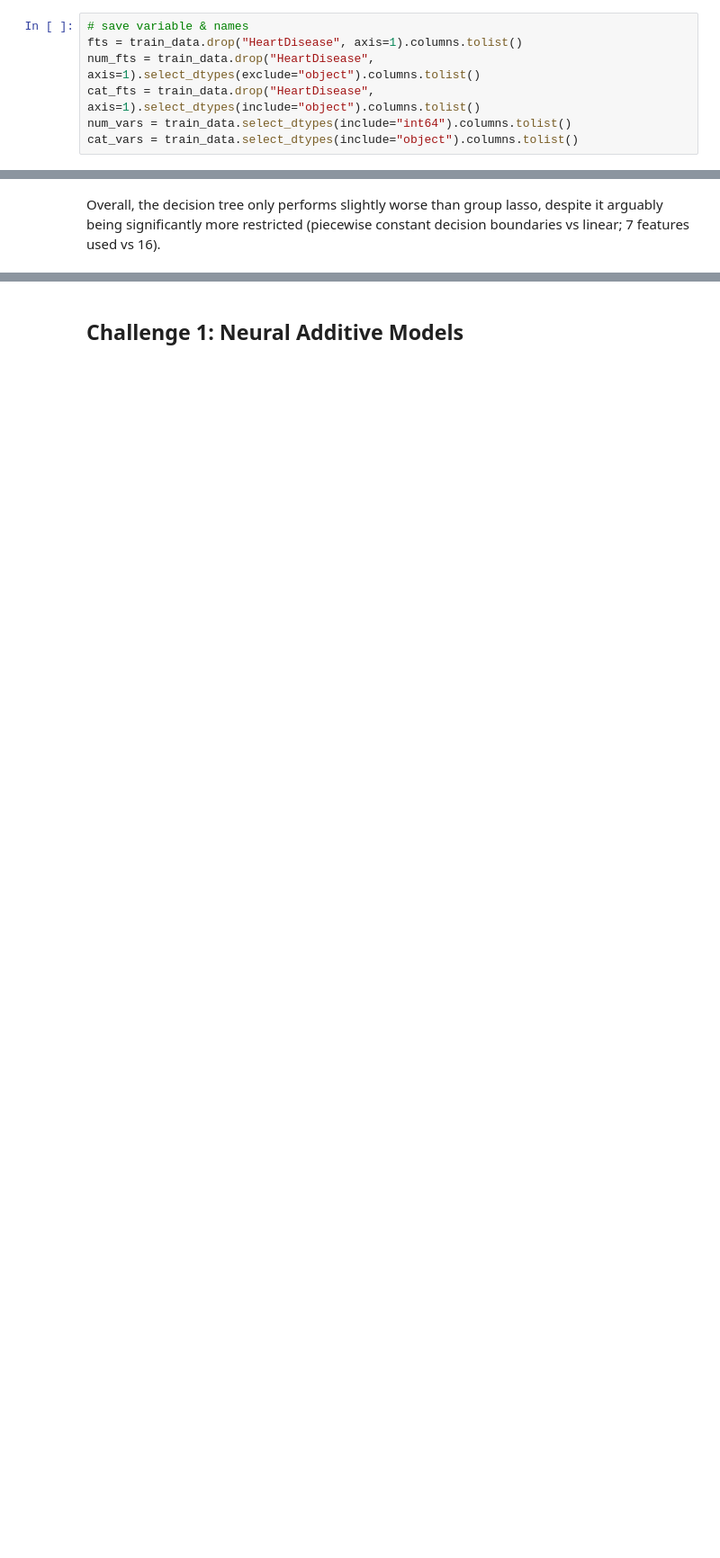
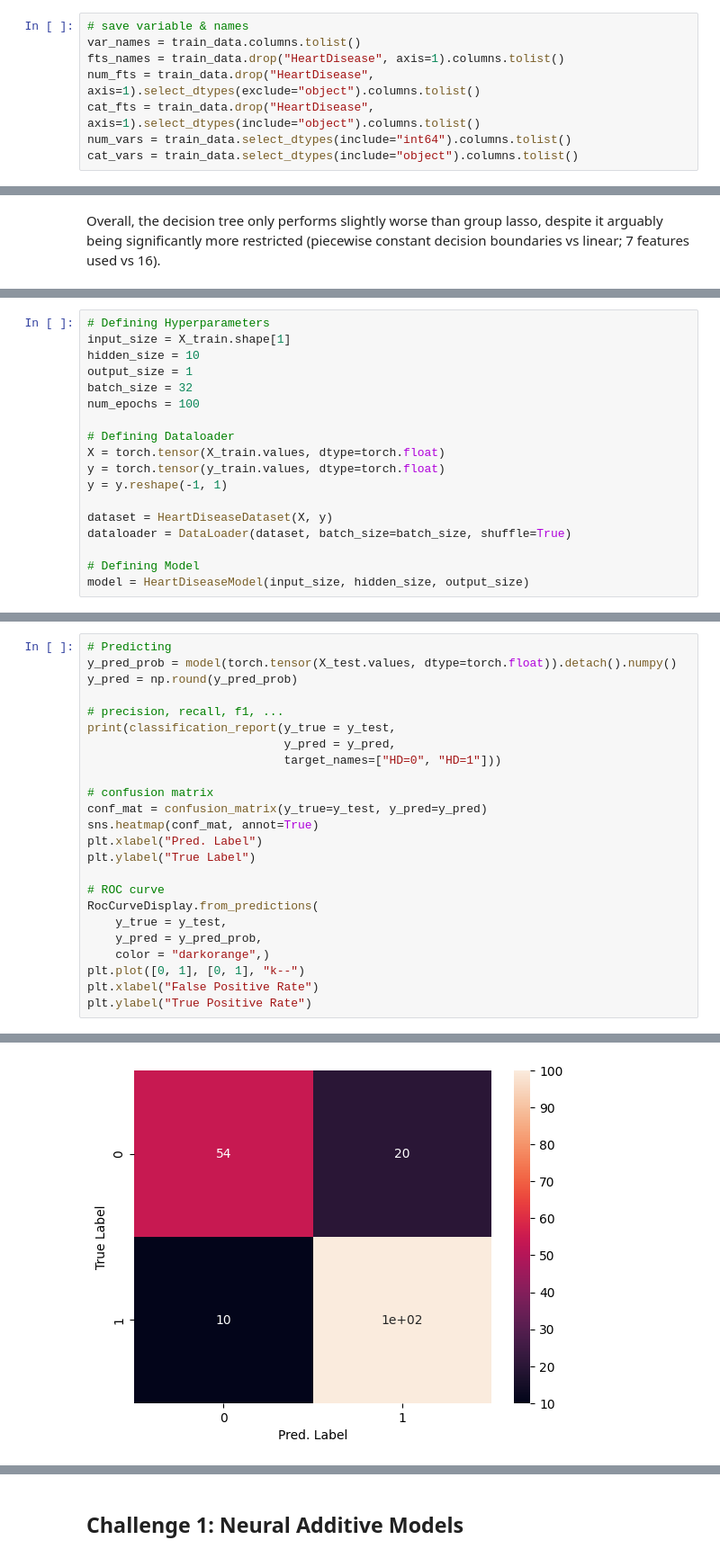
Before and after one commit to nmamie/ML4H_Project1, a Jupyter notebook: ML4H_Project1_Task1_Nici.ipynb, the cells around one changed output, grey strips where cells are left out. Shown at 90% size. Drawn from its saved outputs; the diff is of its cells as text; blank space fills up the shorter version.

```diff
--- a/ML4H_Project1_Task1_Nici.ipynb
+++ b/ML4H_Project1_Task1_Nici.ipynb
@@ -56,7 +94,8 @@ train_data["FastingBS"] = train_data["FastingBS"].astype("object")
 train_data["HeartDisease"] = train_data["HeartDisease"].astype("object")
 # %%
 # save variable & names
-fts = train_data.drop("HeartDisease", axis=1).columns.tolist()
+var_names = train_data.columns.tolist()
+fts_names = train_data.drop("HeartDisease", axis=1).columns.tolist()
 num_fts = train_data.drop("HeartDisease", axis=1).select_dtypes(exclude="object").columns.tolist()
 cat_fts = train_data.drop("HeartDisease", axis=1).select_dtypes(include="object").columns.tolist()
 num_vars = train_data.select_dtypes(include="int64").columns.tolist()
@@ -544,0 +571,18 @@ Overall, the decision tree only performs slightly worse than group lasso, despit
+# %%
+# Defining Hyperparameters
+input_size = X_train.shape[1]
+hidden_size = 10
+output_size = 1
+batch_size = 32
+num_epochs = 100
+
+# Defining Dataloader
+X = torch.tensor(X_train.values, dtype=torch.float)
+y = torch.tensor(y_train.values, dtype=torch.float)
+y = y.reshape(-1, 1)
+
+dataset = HeartDiseaseDataset(X, y)
+dataloader = DataLoader(dataset, batch_size=batch_size, shuffle=True)
+
+# Defining Model
+model = HeartDiseaseModel(input_size, hidden_size, output_size)
@@ -544,0 +631,25 @@ Overall, the decision tree only performs slightly worse than group lasso, despit
+# %%
+# Predicting
+y_pred_prob = model(torch.tensor(X_test.values, dtype=torch.float)).detach().numpy()
+y_pred = np.round(y_pred_prob)
+
+# precision, recall, f1, ...
+print(classification_report(y_true = y_test,
+                            y_pred = y_pred,
+                            target_names=["HD=0", "HD=1"]))
+
+# confusion matrix
+conf_mat = confusion_matrix(y_true=y_test, y_pred=y_pred)
+sns.heatmap(conf_mat, annot=True)
+plt.xlabel("Pred. Label")
+plt.ylabel("True Label")
+
+# ROC curve
+RocCurveDisplay.from_predictions(
+    y_true = y_test,
+    y_pred = y_pred_prob,
+    color = "darkorange",)
+plt.plot([0, 1], [0, 1], "k--")
+plt.xlabel("False Positive Rate")
+plt.ylabel("True Positive Rate")
+# %% [output]
@@ -544,0 +665 @@ Overall, the decision tree only performs slightly worse than group lasso, despit
+[figure, added]
```
Also changed, not shown: parts of 49 cells of this notebook.
